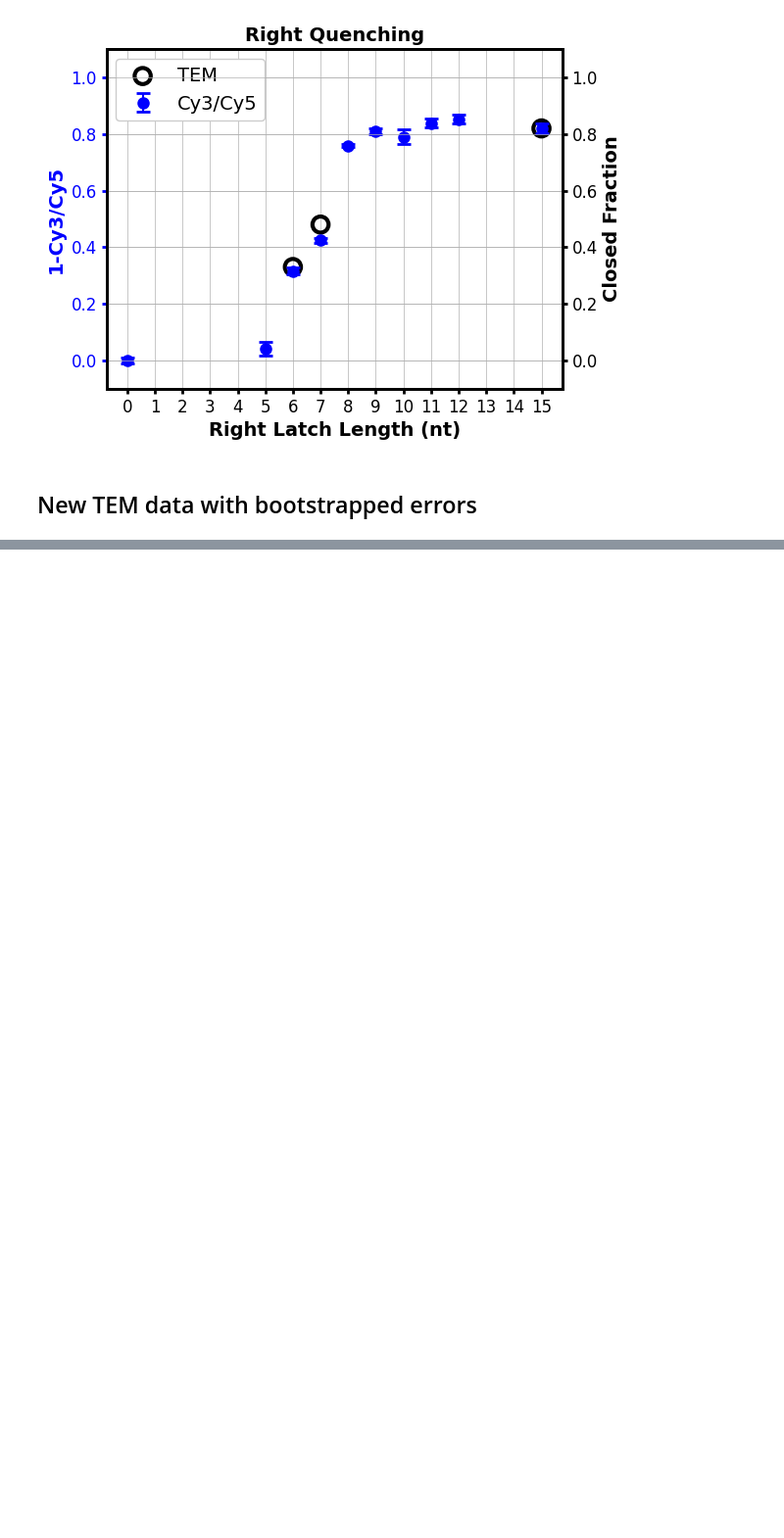
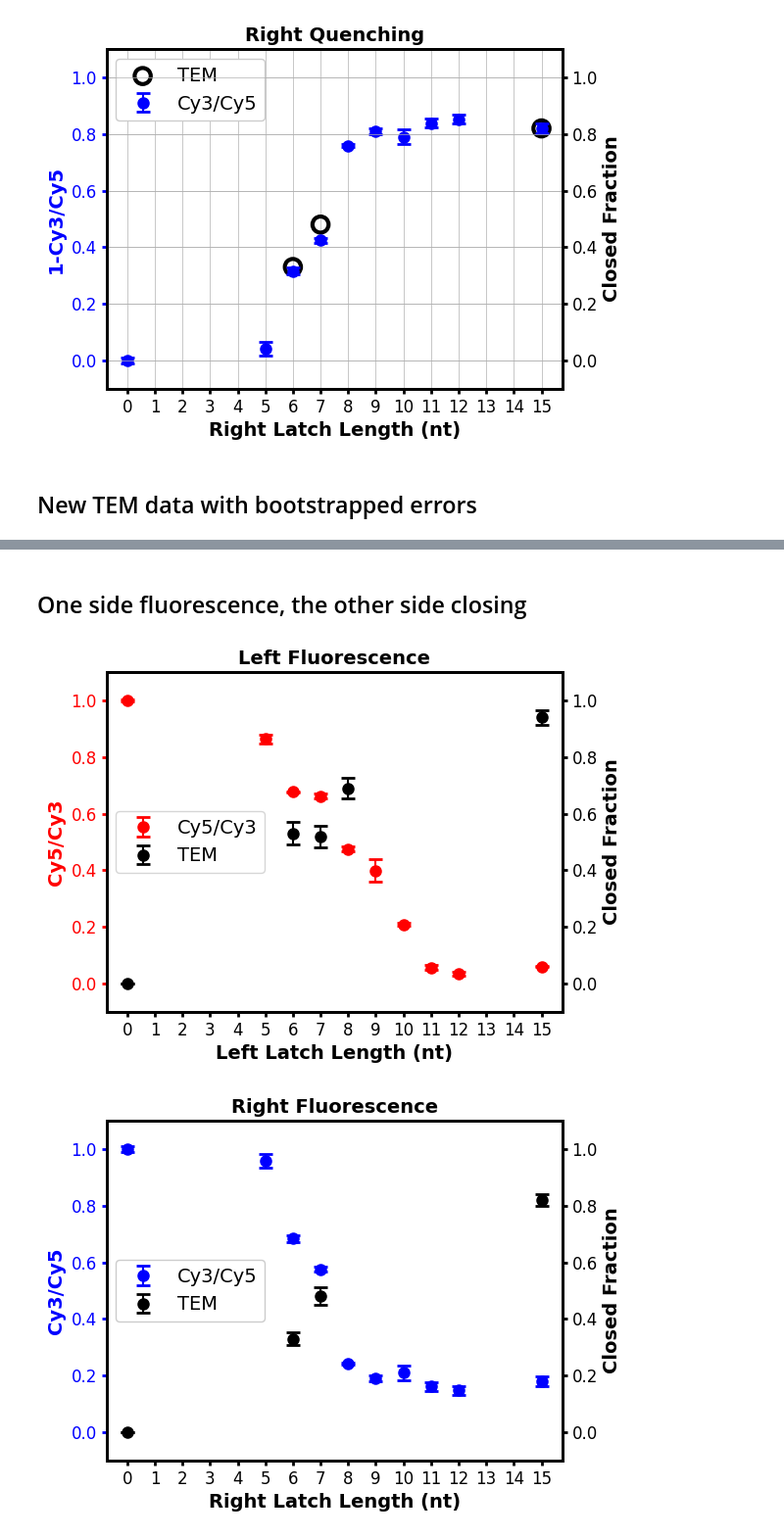
Before and after one commit to neuhoffmj/oscillatorEnsembleQuench, a Jupyter notebook: pandasPlateReader.ipynb, the cells around one changed output, grey strips where cells are left out. Shown at 98% size. Drawn from its saved outputs; the diff is of its cells as text; code cells hidden in the pictures; blank space fills up the shorter version.

```diff
--- a/pandasPlateReader.ipynb
+++ b/pandasPlateReader.ipynb
@@ -255,0 +256,50 @@ rightfig.savefig('right_TEMScaled.png', bbox_inches='tight', dpi=300)
+# %% [markdown]
+## One side fluorescence, the other side closing
+# %%
+leftSamples = samples[:10]
+rightSamples = samples[10:]
+# print(leftSamples, rightSamples)
+leftfig, axleft = plt.subplots(figsize=(6, 4.5))
+rightfig, axright = plt.subplots(figsize=(6, 4.5))
+
+for sample in leftSamples:
+    axleft.errorbar(int(sample.split('_')[0]), scaledata[(sample, 'Cy5/Cy3')].mean(),
+                yerr=scaledata[(sample, 'Cy5/Cy3')].sem(), label=f'Cy5/Cy3' if sample==leftSamples[0] else '', fmt='ro', markersize=8, capsize=5, capthick=2)
+axleft.errorbar(leftTEMbp, leftTEM, yerr=leftTEMerror, label=f'TEM', fmt='ko', markersize=8, capsize=5, capthick=2)
+axleft.set_title('Left Fluorescence', fontsize=14, fontweight='bold')
+axleft.set_xlabel('Left Latch Length (nt)', fontsize=14, fontweight='bold')
+axleft.tick_params(axis='y', color='red', labelcolor='red')
+axleft.set_ylabel('Cy5/Cy3', fontsize=14, fontweight='bold', color='red')
+axalleftalleft = axleft.twinx()
+axalleftalleft.set_ylabel('Closed Fraction', fontsize=14, fontweight='bold')
+
+
+
+for sample in rightSamples:
+    axright.errorbar(int(sample.split('_')[1].split()[0]), scaledata[(sample, 'Cy3/Cy5')].mean(),
+                yerr=scaledata[(sample, 'Cy3/Cy5')].sem(), label=f'Cy3/Cy5' if sample==rightSamples[0] else '', fmt='bo', markersize=8, capsize=5, capthick=2)
+axright.errorbar(rightTEMbp, rightTEM, yerr=rightTEMerror, label=f'TEM', fmt='ko', markersize=8, capsize=5, capthick=2)
+axright.set_title('Right Fluorescence', fontsize=14, fontweight='bold')
+axright.set_xlabel('Right Latch Length (nt)', fontsize=14, fontweight='bold')
+axright.tick_params(axis='y', color='blue', labelcolor='blue')
+axright.set_ylabel('Cy3/Cy5', fontsize=14, fontweight='bold', color='blue')
+axalrightalright = axright.twinx()
+axalrightalright.set_ylabel('Closed Fraction', fontsize=14, fontweight='bold')
+axleft.legend(fontsize=14, loc='center left')
+axright.legend(fontsize=14,  loc='center left', framealpha=1)
+for ax1 in [axleft, axright, axalrightalright, axalleftalleft]:
+    # ax1.grid(True, which='both', linestyle='-', linewidth=0.5)
+    ax1.set_axisbelow(True)
+    ax1.tick_params(axis='both', which='both', width=2, labelsize=12)
+    ax1.set_xticks(list(range(16)))
+    ax1.spines['left'].set_linewidth(2)
+    ax1.spines['bottom'].set_linewidth(2)
+    ax1.spines['right'].set_linewidth(2)
+    ax1.spines['top'].set_linewidth(2)
+    ax1.set_ylim(-0.1, 1.1)
+
+leftfig.savefig('left_fluorvTEM.png', bbox_inches='tight', dpi=300)
+rightfig.savefig('right_fluorvTEM.png', bbox_inches='tight', dpi=300)
+# %% [output]
+[figure, added]
+[figure, added]
```
Also changed, not shown: parts of 4 cells of this notebook.
